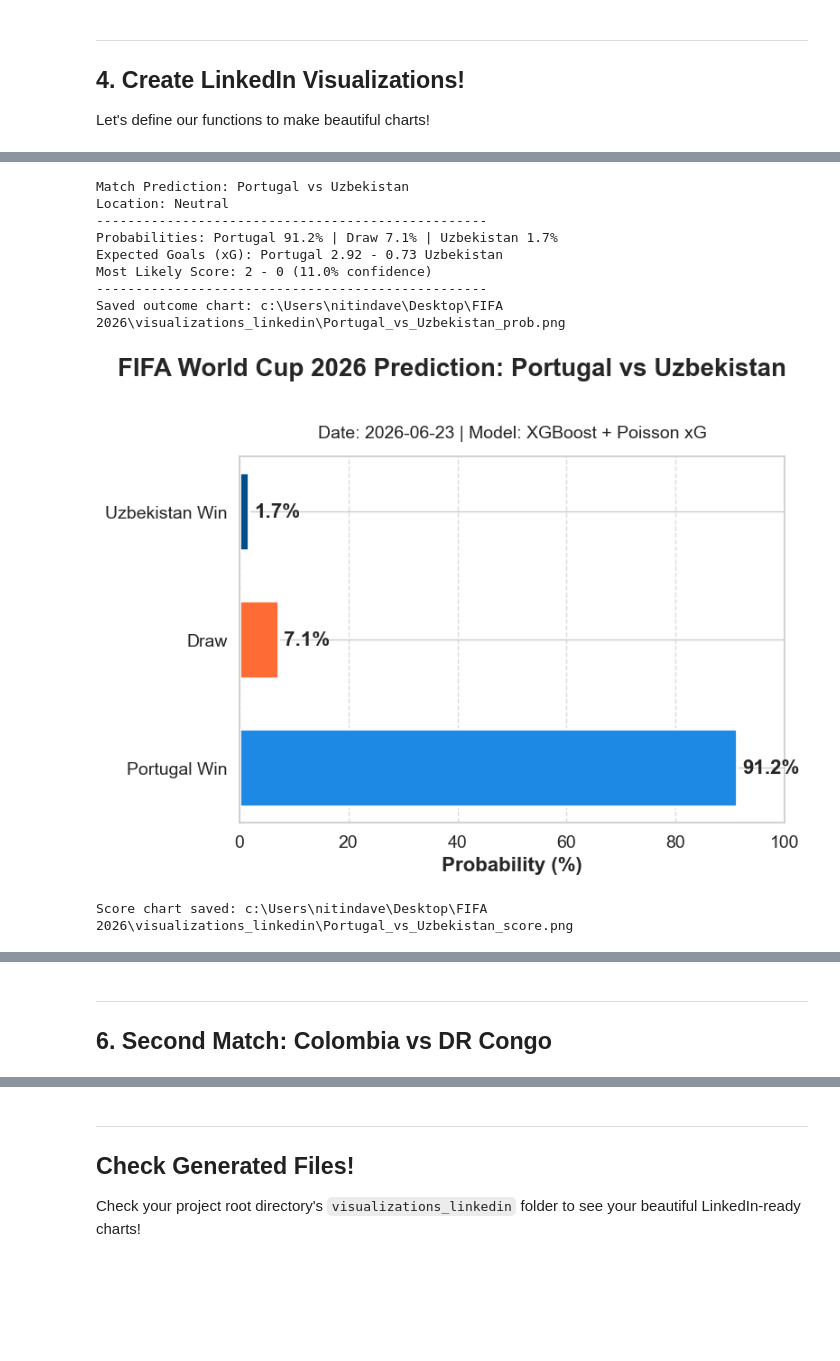
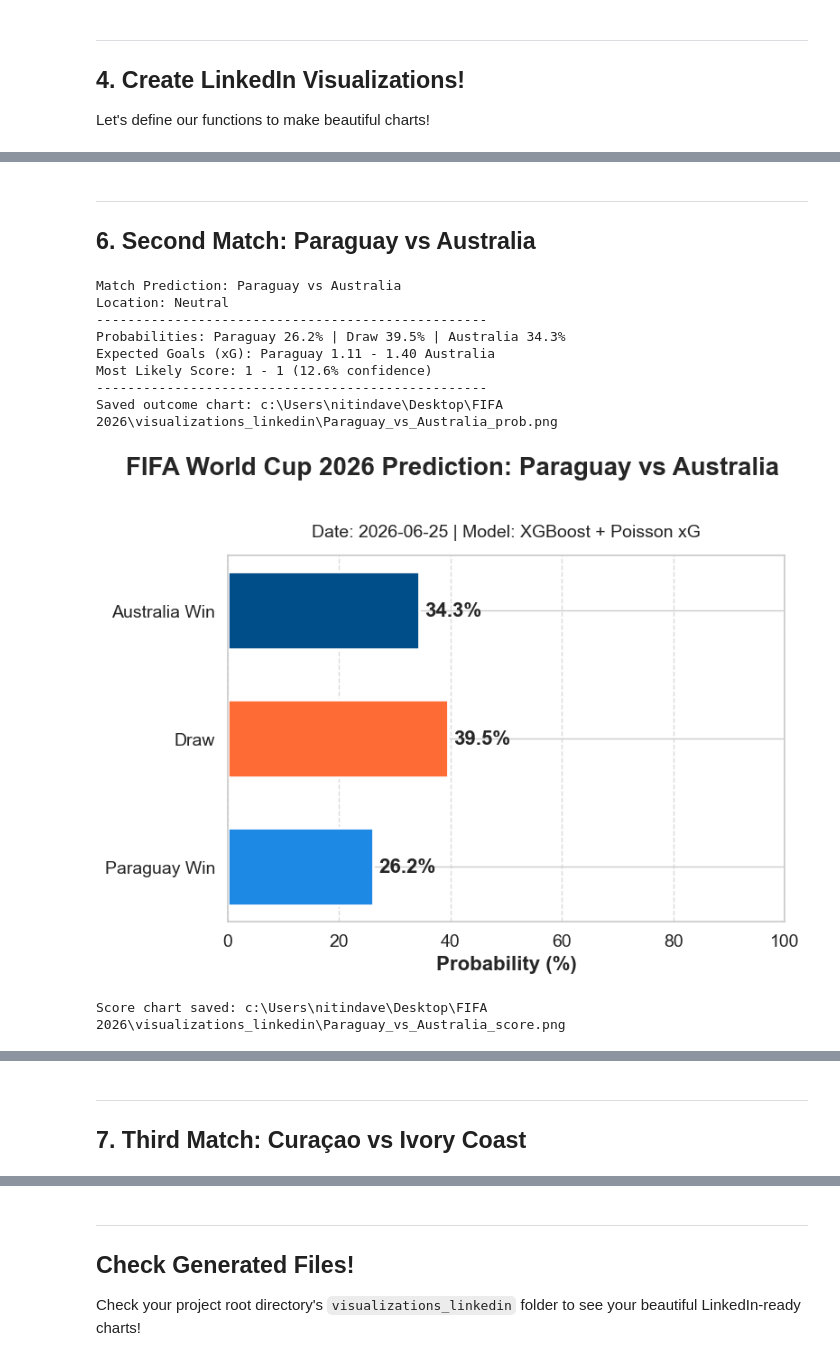
Before and after one commit to nitindavegit/FIFA-2026-Predictions, a Jupyter notebook: notebooks/04_LinkedIn_Presentation.ipynb, the cells around one changed output, grey strips where cells are left out. Cells and saved outputs as stored; diff of their text form; code cells hidden in the pictures; blank space fills up the shorter version.

```diff
--- a/notebooks/04_LinkedIn_Presentation.ipynb
+++ b/notebooks/04_LinkedIn_Presentation.ipynb
@@ -86,7 +88,7 @@ matches[['home_team', 'away_team', 'tournament']]
 
 Let's define our functions to make beautiful charts!
 # %%
-def generate_outcome_chart(home_team, away_team, probs, date_str="2026-06-23"):
+def generate_outcome_chart(home_team, away_team, probs, date_str="2026-06-25"):
     fig, ax = plt.subplots(figsize=FIGSIZE, dpi=DPI)
 
     colors = ["#1E88E5", "#FF6B35", "#004E89"]
@@ -119,7 +121,7 @@ def generate_outcome_chart(home_team, away_team, probs, date_str="2026-06-23"):
     plt.show()
     plt.close(fig)
 # %%
-def generate_score_heatmap(home_team, away_team, home_xg, away_xg, date_str="2026-06-23"):
+def generate_score_heatmap(home_team, away_team, home_xg, away_xg, date_str="2026-06-25"):
     fig, (ax_heatmap, ax_summary) = plt.subplots(ncols=2, figsize=FIGSIZE, dpi=DPI, gridspec_kw={'width_ratios': [3, 1]})
 
     max_goals=5
@@ -175,0 +178,6 @@ def generate_score_heatmap(home_team, away_team, home_xg, away_xg, date_str="202
+# %%
+pred = predict_match("United States", "Turkey")
+if pred:
+    probs, (home_xg, away_xg) = pred['probs'], pred['xg']
+    generate_outcome_chart("United States", "Turkey", probs)
+    generate_score_heatmap("United States", "Turkey", home_xg, away_xg)
@@ -176,17 +196,20 @@ def generate_score_heatmap(home_team, away_team, home_xg, away_xg, date_str="202
+# %% [markdown]
+---
+## 6. Second Match: Paraguay vs Australia
 # %%
-pred = predict_match("Portugal", "Uzbekistan")
+pred = predict_match("Paraguay", "Australia")
 if pred:
     probs, (home_xg, away_xg) = pred['probs'], pred['xg']
-    generate_outcome_chart("Portugal", "Uzbekistan", probs)
-    generate_score_heatmap("Portugal", "Uzbekistan", home_xg, away_xg)
+    generate_outcome_chart("Paraguay", "Australia", probs)
+    generate_score_heatmap("Paraguay", "Australia", home_xg, away_xg)
 # %% [output]
-Match Prediction: Portugal vs Uzbekistan
+Match Prediction: Paraguay vs Australia
 Location: Neutral
 --------------------------------------------------
-Probabilities: Portugal 91.2% | Draw 7.1% | Uzbekistan 1.7%
-Expected Goals (xG): Portugal 2.92 - 0.73 Uzbekistan
-Most Likely Score: 2 - 0 (11.0% confidence)
+Probabilities: Paraguay 26.2% | Draw 39.5% | Australia 34.3%
+Expected Goals (xG): Paraguay 1.11 - 1.40 Australia
+Most Likely Score: 1 - 1 (12.6% confidence)
 --------------------------------------------------
-Saved outcome chart: c:\Users\nitindave\Desktop\FIFA 2026\visualizations_linkedin\Portugal_vs_Uzbekistan_prob.png
+Saved outcome chart: c:\Users\nitindave\Desktop\FIFA 2026\visualizations_linkedin\Paraguay_vs_Australia_prob.png
-[figure, old version]
+[figure, new version]
-Score chart saved: c:\Users\nitindave\Desktop\FIFA 2026\visualizations_linkedin\Portugal_vs_Uzbekistan_score.png
+Score chart saved: c:\Users\nitindave\Desktop\FIFA 2026\visualizations_linkedin\Paraguay_vs_Australia_score.png
@@ -194,3 +217,3 @@ Score chart saved: c:\Users\nitindave\Desktop\FIFA 2026\visualizations_linkedin\
-# %% [markdown]
----
-## 6. Second Match: Colombia vs DR Congo
+# %% [markdown]
+---
+## 7. Third Match: Curaçao vs Ivory Coast
```
Also changed, not shown: parts of 13 cells of this notebook.
